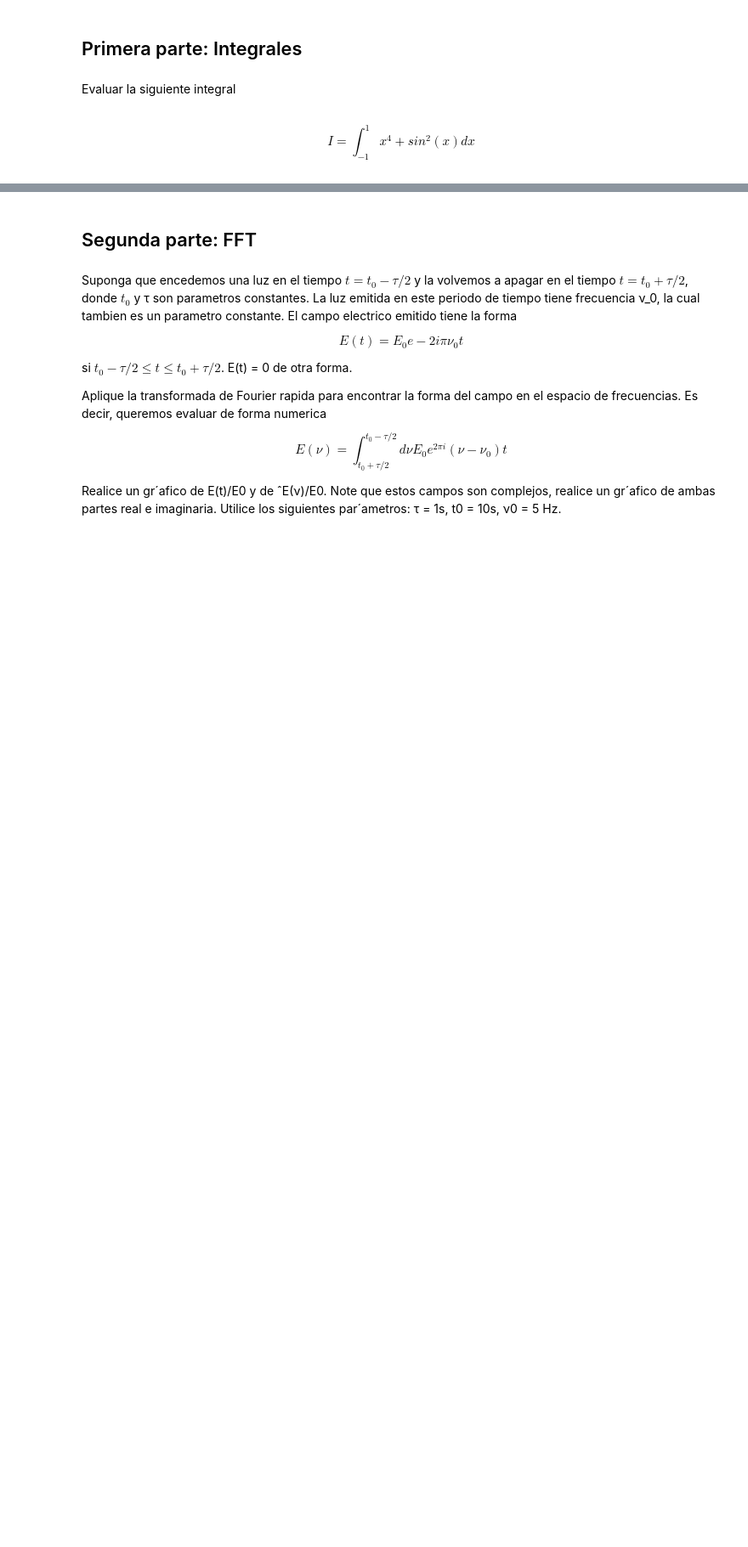
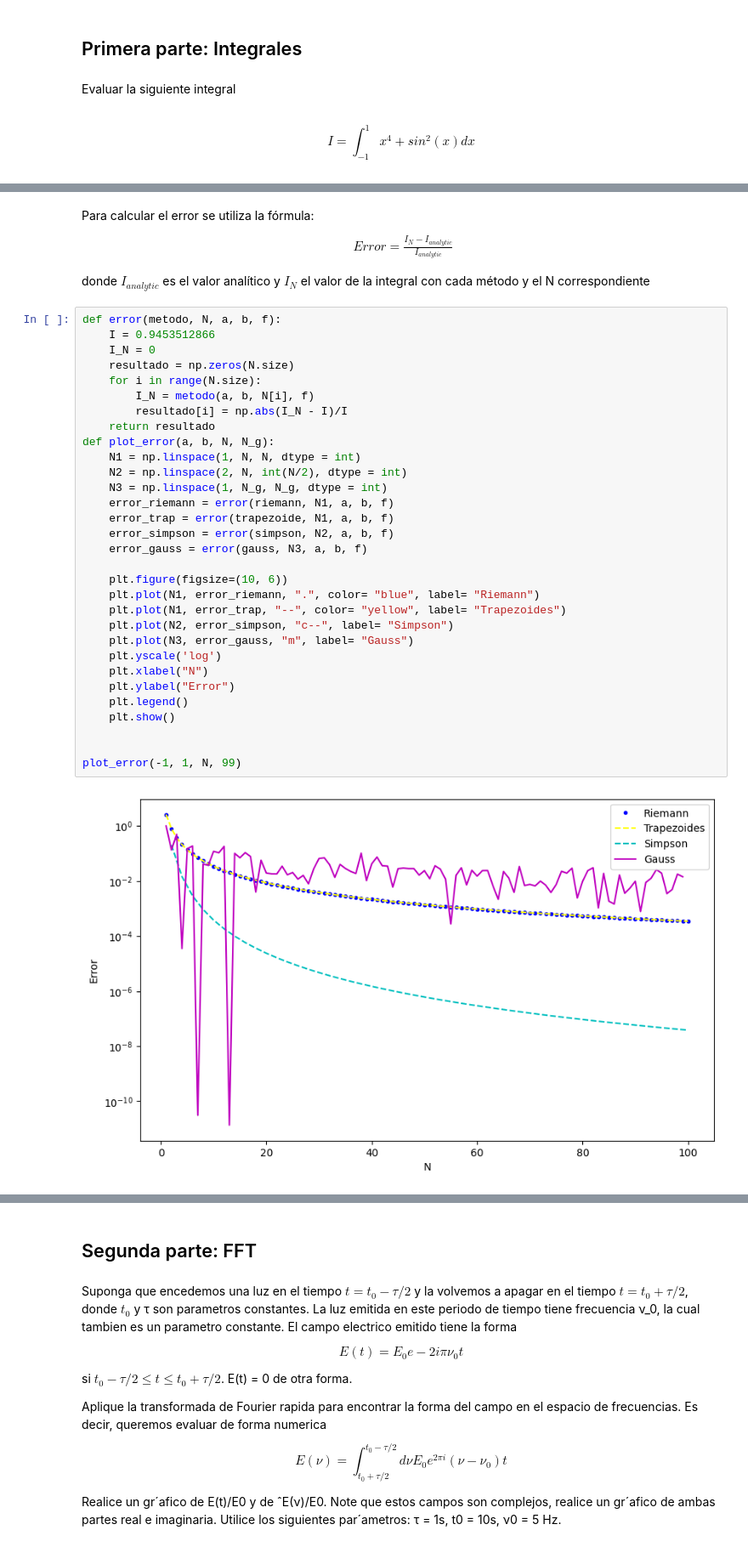
Before and after one commit to Sherezax/tarea_05, a Jupyter notebook: tarea_05.ipynb, the cells around one changed output, grey strips where cells are left out. Shown: that part at 85% size. Cells and saved outputs as stored; diff of their text form; blank space fills up the shorter version.

```diff
--- a/tarea_05.ipynb
+++ b/tarea_05.ipynb
@@ -12,0 +115,40 @@ I = \int_{-1}^{1} {x^4+ sin^2(x)} dx
+# %% [markdown]
+Para calcular el error se utiliza la fórmula:
+\begin{align}
+Error = \frac{I_N - I_{analytic}}{I_{analytic}}
+\end{align}
+
+donde $I_{analytic}$ es el valor analítico y $I_N$ el valor de la integral con cada método y el N correspondiente
+# %%
+def error(metodo, N, a, b, f):
+    I = 0.9453512866
+    I_N = 0
+    resultado = np.zeros(N.size)
+    for i in range(N.size):
+        I_N = metodo(a, b, N[i], f)
+        resultado[i] = np.abs(I_N - I)/I
+    return resultado
+def plot_error(a, b, N, N_g):
+    N1 = np.linspace(1, N, N, dtype = int)
+    N2 = np.linspace(2, N, int(N/2), dtype = int)
+    N3 = np.linspace(1, N_g, N_g, dtype = int)
+    error_riemann = error(riemann, N1, a, b, f)
+    error_trap = error(trapezoide, N1, a, b, f)
+    error_simpson = error(simpson, N2, a, b, f)
+    error_gauss = error(gauss, N3, a, b, f)
+
+    plt.figure(figsize=(10, 6))
+    plt.plot(N1, error_riemann, ".", color= "blue", label= "Riemann")
+    plt.plot(N1, error_trap, "--", color= "yellow", label= "Trapezoides")
+    plt.plot(N2, error_simpson, "c--", label= "Simpson")
+    plt.plot(N3, error_gauss, "m", label= "Gauss")
+    plt.yscale('log')
+    plt.xlabel("N")
+    plt.ylabel("Error")
+    plt.legend()
+    plt.show()
+
+
+plot_error(-1, 1, N, 99)
+# %% [output]
+[figure, added]
```
Also changed, not shown: parts of 20 cells of this notebook.
